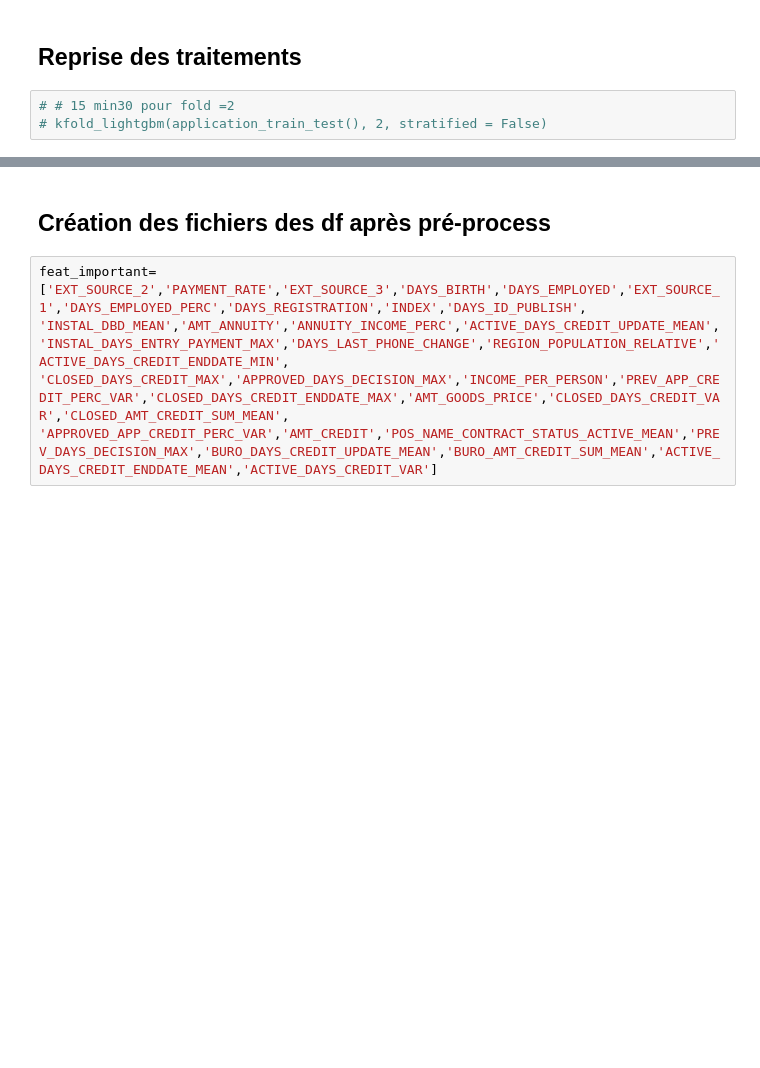
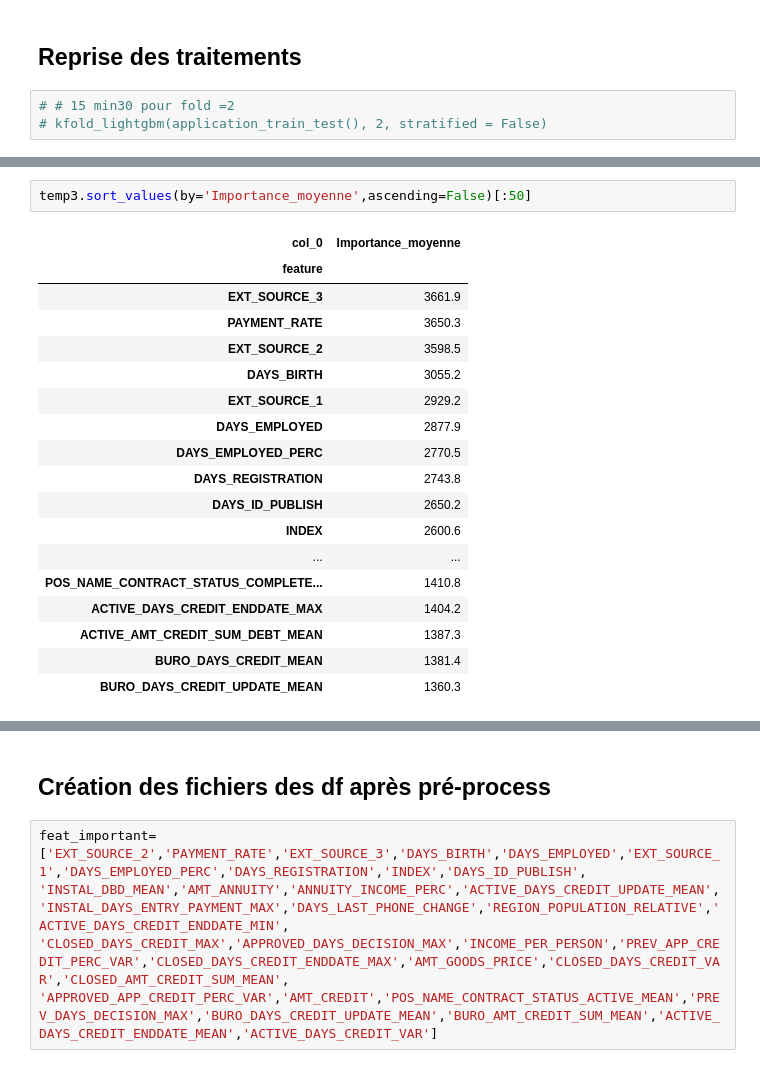
Before and after one commit to David-R-V/OC_modele_scoring, a Jupyter notebook: Projet 7.ipynb, the cells around one changed output, grey strips where cells are left out. Saved outputs shown, nothing was run; the diff lists cells and outputs as text; blank space fills up the shorter version.

```diff
--- a/Projet 7.ipynb
+++ b/Projet 7.ipynb
@@ -560,0 +595,21 @@ Run LightGBM with kfold - done in 2798s <br>
+# %%
+temp3.sort_values(by='Importance_moyenne',ascending=False)[:50]
+# %% [output]
+| col_0 | Importance_moyenne |
+| feature |  |
+| EXT_SOURCE_3 | 3661.9 |
+| PAYMENT_RATE | 3650.3 |
+| EXT_SOURCE_2 | 3598.5 |
+| DAYS_BIRTH | 3055.2 |
+| EXT_SOURCE_1 | 2929.2 |
+| DAYS_EMPLOYED | 2877.9 |
+| DAYS_EMPLOYED_PERC | 2770.5 |
+| DAYS_REGISTRATION | 2743.8 |
+| DAYS_ID_PUBLISH | 2650.2 |
+| INDEX | 2600.6 |
+| ... | ... |
+| POS_NAME_CONTRACT_STATUS_COMPLETE... | 1410.8 |
+| ACTIVE_DAYS_CREDIT_ENDDATE_MAX | 1404.2 |
+| ACTIVE_AMT_CREDIT_SUM_DEBT_MEAN | 1387.3 |
+| BURO_DAYS_CREDIT_MEAN | 1381.4 |
+| BURO_DAYS_CREDIT_UPDATE_MEAN | 1360.3 |
```
Also changed, not shown: parts of 9 cells of this notebook, 4 other files.
